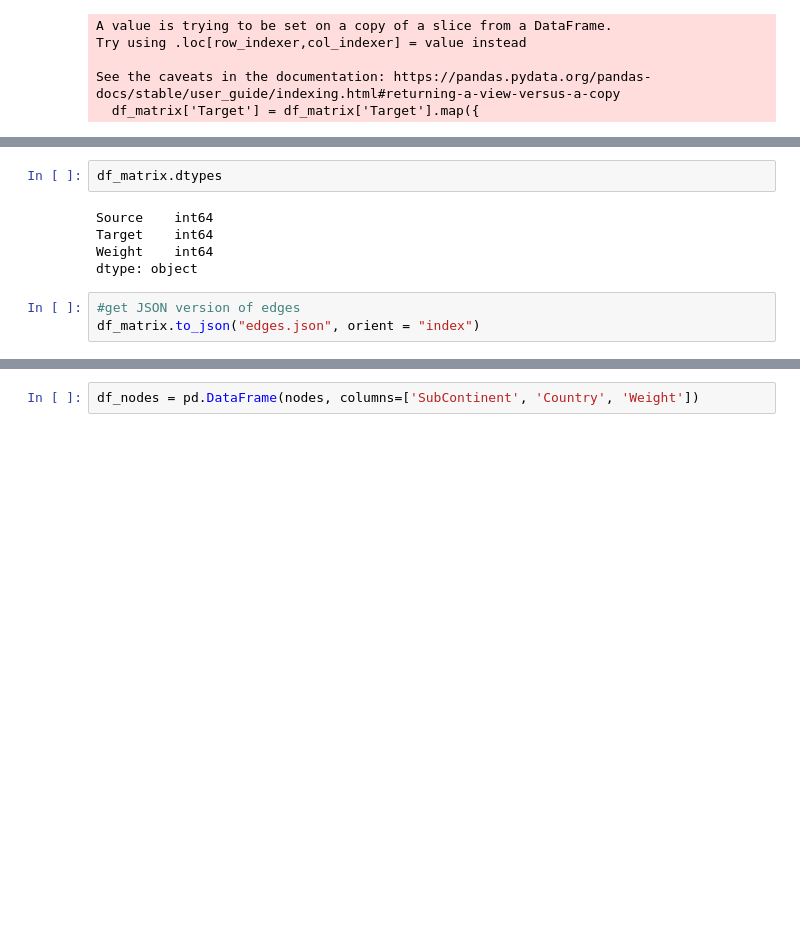
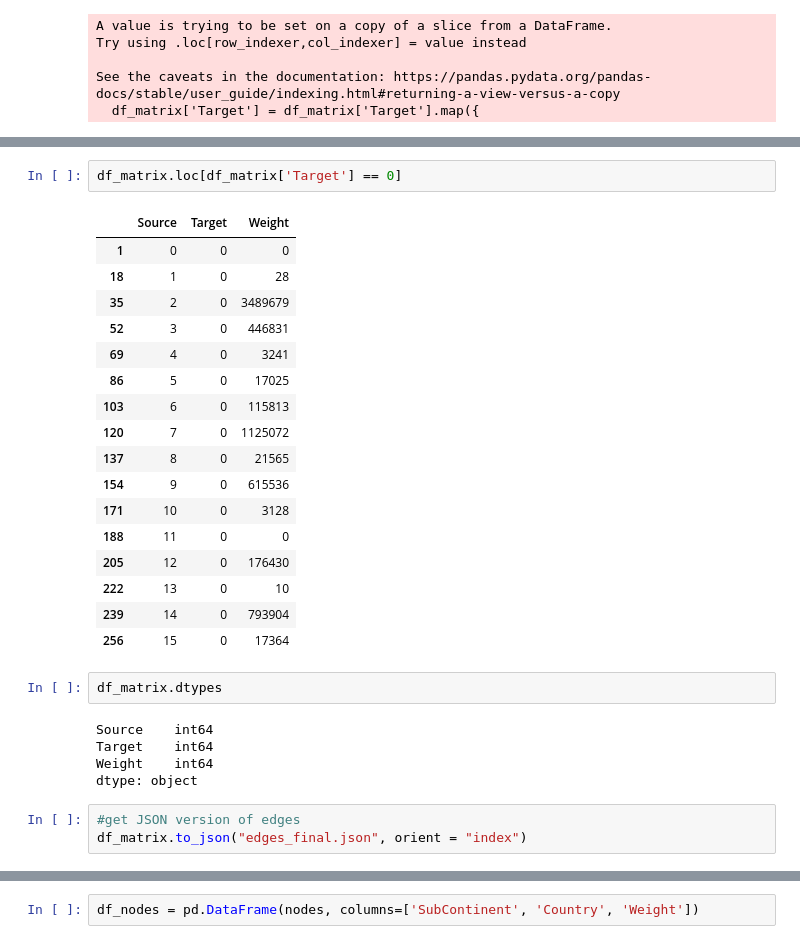
Before and after one commit to stephaniewzhang/migration_visualization, a Jupyter notebook: csvtojson.ipynb, the cells around one changed output, grey strips where cells are left out. Cells and saved outputs as stored; diff of their text form; blank space fills up the shorter version.

```diff
--- a/csvtojson.ipynb
+++ b/csvtojson.ipynb
@@ -148,3 +105,23 @@ See the caveats in the documentation: https://pandas.pydata.org/pandas-docs/stab
+# %%
+df_matrix.loc[df_matrix['Target'] == 0]
+# %% [output]
+|  | Source | Target | Weight |
+| 1 | 0 | 0 | 0 |
+| 18 | 1 | 0 | 28 |
+| 35 | 2 | 0 | 3489679 |
+| 52 | 3 | 0 | 446831 |
+| 69 | 4 | 0 | 3241 |
+| 86 | 5 | 0 | 17025 |
+| 103 | 6 | 0 | 115813 |
+| 120 | 7 | 0 | 1125072 |
+| 137 | 8 | 0 | 21565 |
+| 154 | 9 | 0 | 615536 |
+| 171 | 10 | 0 | 3128 |
+| 188 | 11 | 0 | 0 |
+| 205 | 12 | 0 | 176430 |
+| 222 | 13 | 0 | 10 |
+| 239 | 14 | 0 | 793904 |
+| 256 | 15 | 0 | 17364 |
 # %%
 df_matrix.dtypes
 # %% [output]
@@ -154,4 +131,4 @@ Weight    int64
 dtype: object
 # %%
 #get JSON version of edges
-df_matrix.to_json("edges.json", orient = "index")
+df_matrix.to_json("edges_final.json", orient = "index")
```
Also changed, not shown: parts of 9 cells of this notebook, 7 other files.
